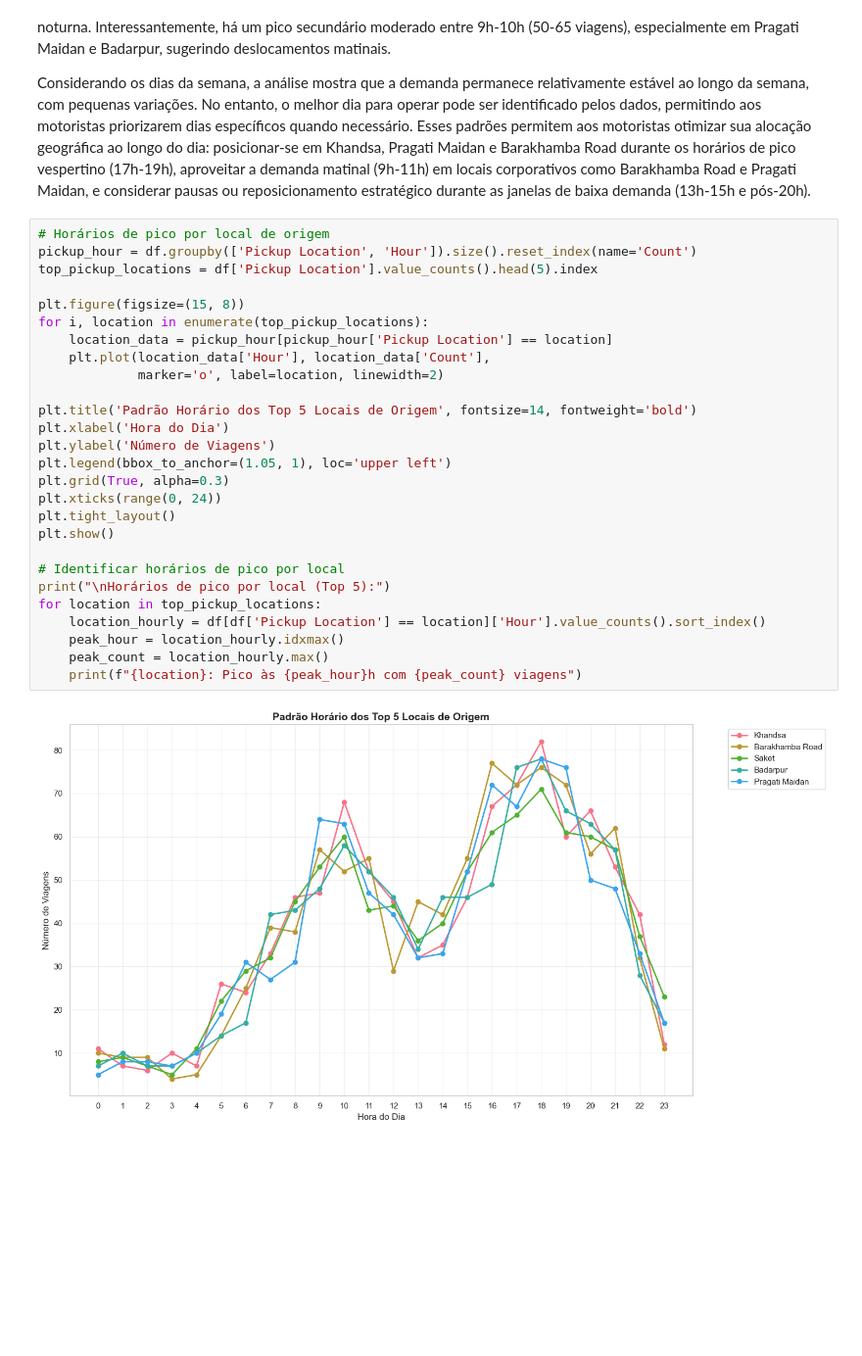
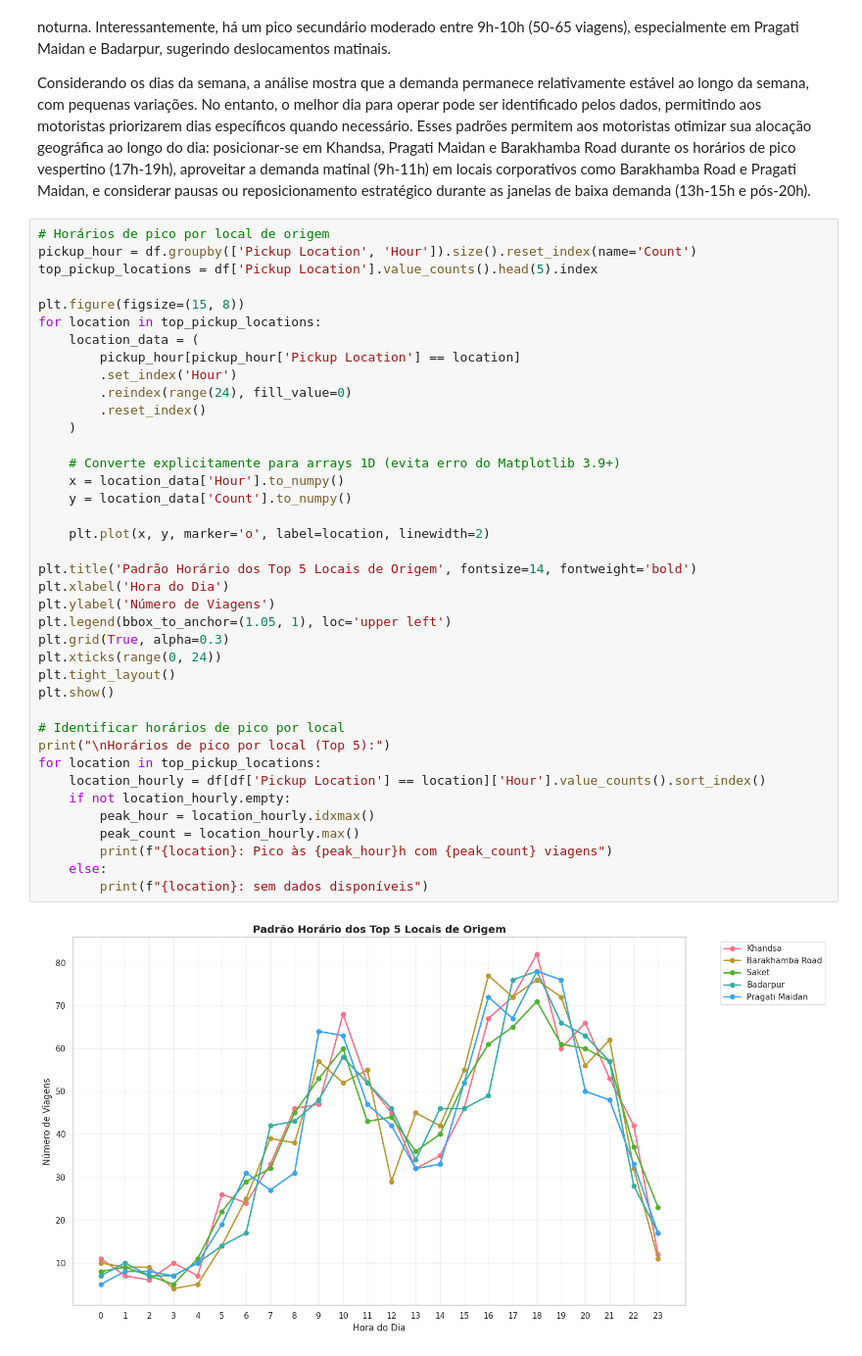
Before and after one commit to DaniloCTM/uber-analytics, a Jupyter notebook: Data Layer/raw/Analytics.ipynb, the cells around one changed output. Shown: that part at 98% size. Drawn from its saved outputs; the diff is of its cells as text; blank space fills up the shorter version.

```diff
--- a/Data Layer/raw/Analytics.ipynb
+++ b/Data Layer/raw/Analytics.ipynb
@@ -260,32 +280,44 @@ Considerando os dias da semana, a análise mostra que a demanda permanece relati
 # %%
 # Horários de pico por local de origem
 pickup_hour = df.groupby(['Pickup Location', 'Hour']).size().reset_index(name='Count')
 top_pickup_locations = df['Pickup Location'].value_counts().head(5).index
 
 plt.figure(figsize=(15, 8))
-for i, location in enumerate(top_pickup_locations):
-    location_data = pickup_hour[pickup_hour['Pickup Location'] == location]
-    plt.plot(location_data['Hour'], location_data['Count'],
-             marker='o', label=location, linewidth=2)
+for location in top_pickup_locations:
+    location_data = (
+        pickup_hour[pickup_hour['Pickup Location'] == location]
+        .set_index('Hour')
+        .reindex(range(24), fill_value=0)
+        .reset_index()
+    )
+
+    # Converte explicitamente para arrays 1D (evita erro do Matplotlib 3.9+)
+    x = location_data['Hour'].to_numpy()
+    y = location_data['Count'].to_numpy()
+
+    plt.plot(x, y, marker='o', label=location, linewidth=2)
 
 plt.title('Padrão Horário dos Top 5 Locais de Origem', fontsize=14, fontweight='bold')
 plt.xlabel('Hora do Dia')
 plt.ylabel('Número de Viagens')
 plt.legend(bbox_to_anchor=(1.05, 1), loc='upper left')
 plt.grid(True, alpha=0.3)
 plt.xticks(range(0, 24))
 plt.tight_layout()
 plt.show()
 
 # Identificar horários de pico por local
 print("\nHorários de pico por local (Top 5):")
 for location in top_pickup_locations:
     location_hourly = df[df['Pickup Location'] == location]['Hour'].value_counts().sort_index()
-    peak_hour = location_hourly.idxmax()
-    peak_count = location_hourly.max()
-    print(f"{location}: Pico às {peak_hour}h com {peak_count} viagens")
+    if not location_hourly.empty:
+        peak_hour = location_hourly.idxmax()
+        peak_count = location_hourly.max()
+        print(f"{location}: Pico às {peak_hour}h com {peak_count} viagens")
+    else:
+        print(f"{location}: sem dados disponíveis")
 # %% [output]
-[figure, old version]
+[figure, new version]
 Horários de pico por local (Top 5):
 Khandsa: Pico às 18h com 82 viagens
 Barakhamba Road: Pico às 16h com 77 viagens
```
Also changed, not shown: parts of 10 cells of this notebook.
